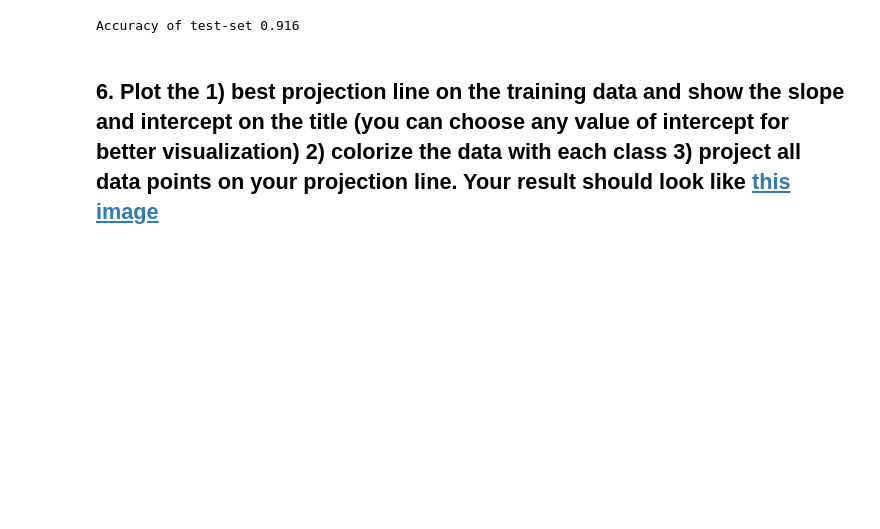
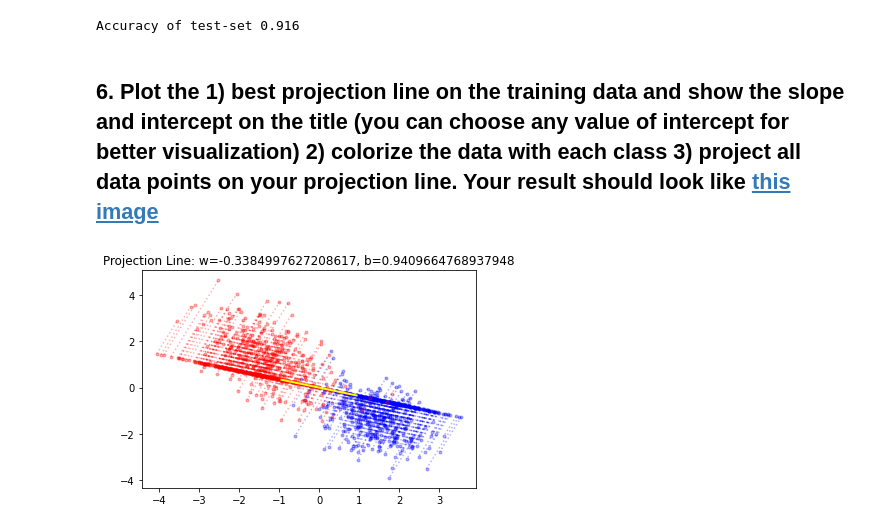
Before and after one commit to hurueilin/PR_HW2, a Jupyter notebook: HW2.ipynb, the cells around one changed output. Saved outputs shown, nothing was run; the diff lists cells and outputs as text; code cells hidden in the pictures; blank space fills up the shorter version.

Commit message:
draw projection line

```diff
--- a/HW2.ipynb
+++ b/HW2.ipynb
@@ -197,3 +197,23 @@ print(f"Accuracy of test-set {acc}")
 Accuracy of test-set 0.916
 # %% [markdown]
 ## 6. Plot the 1) best projection line on the training data and show the slope and intercept on the title (you can choose any value of intercept for better visualization) 2) colorize the data with each class 3) project all data points on your projection line. Your result should look like [this image](https://i.imgur.com/tubMQpw.jpg)
+# %%
+sol = w
+slope = sol[1][0]
+intercept = sol[0][0]
+
+# project data points of each class
+r = sol.reshape(2,)
+n2 = np.linalg.norm(r)**2
+for pt in class1:
+    prj = r * r.dot(pt) / n2
+    plt.plot([prj[0], pt[0]], [prj[1], pt[1]], 'b.:', alpha=0.3)
+for pt in class2:
+    prj = r * r.dot(pt) / n2
+    plt.plot([prj[0], pt[0]], [prj[1], pt[1]], 'r.:', alpha=0.3)
+
+plt.title(f'Projection Line: w={slope}, b={intercept}')
+plt.plot([-sol[0], sol[0]], [-sol[1], sol[1]], color='yellow', linewidth=2)
+plt.show()
+# %% [output]
+[figure, added]
```
Also changed, not shown: parts of 2 cells of this notebook, 1 other file.
